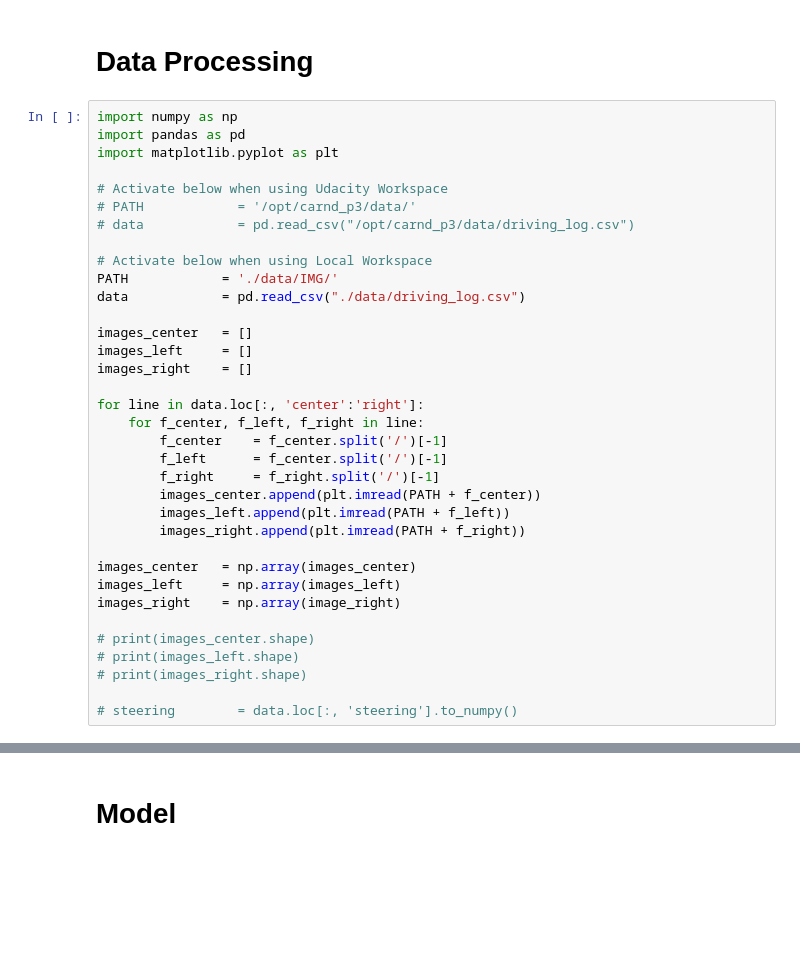
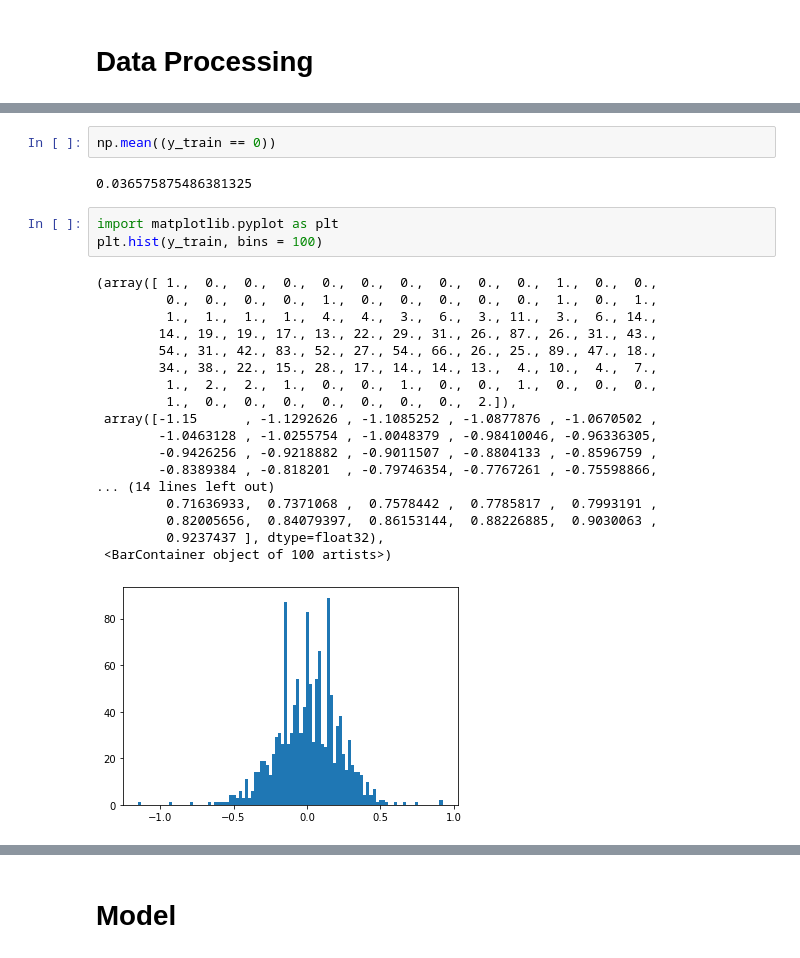
Before and after one commit to pjt9188/Udacity_SDC_Projects, a Jupyter notebook: Project4_BehavioralCloning/model.ipynb, the cells around one changed output, grey strips where cells are left out. Saved outputs shown, nothing was run; the diff lists cells and outputs as text; blank space fills up the shorter version.

Commit message:
[Project4 Behavioral Cloning] (거의 성공) 1. left, right cam이미지, steer 변형 추가 2. steer = 0 data 10%만  사용(left, right cam 이미지 사용 및 steer 변형) 3. 좌우반전 추가 4. Validation은 center image만 사용 5. model.h5 및 주행동영상

```diff
--- a/Project4_BehavioralCloning/model.ipynb
+++ b/Project4_BehavioralCloning/model.ipynb
@@ -1,37 +1,2 @@
 # %% [markdown]
 # Data Processing
-# %%
-import numpy as np
-import pandas as pd
-import matplotlib.pyplot as plt
-
-# Activate below when using Udacity Workspace
-# PATH            = '/opt/carnd_p3/data/'
-# data            = pd.read_csv("/opt/carnd_p3/data/driving_log.csv")
-
-# Activate below when using Local Workspace
-PATH            = './data/IMG/'
-data            = pd.read_csv("./data/driving_log.csv")
-
-images_center   = []
-images_left     = []
-images_right    = []
-
-for line in data.loc[:, 'center':'right']:
-    for f_center, f_left, f_right in line:
-        f_center    = f_center.split('/')[-1]
-        f_left      = f_center.split('/')[-1]
-        f_right     = f_right.split('/')[-1]
-        images_center.append(plt.imread(PATH + f_center))
-        images_left.append(plt.imread(PATH + f_left))
-        images_right.append(plt.imread(PATH + f_right))
-
-images_center   = np.array(images_center)
-images_left     = np.array(images_left)
-images_right    = np.array(image_right)
-
-# print(images_center.shape)
-# print(images_left.shape)
-# print(images_right.shape)
-
-# steering        = data.loc[:, 'steering'].to_numpy()
@@ -41,0 +187,26 @@ right
+# %%
+np.mean((y_train == 0))
+# %% [output]
+0.036575875486381325
+# %%
+import matplotlib.pyplot as plt
+plt.hist(y_train, bins = 100)
+# %% [output]
+(array([ 1.,  0.,  0.,  0.,  0.,  0.,  0.,  0.,  0.,  0.,  1.,  0.,  0.,
+         0.,  0.,  0.,  0.,  1.,  0.,  0.,  0.,  0.,  0.,  1.,  0.,  1.,
+         1.,  1.,  1.,  1.,  4.,  4.,  3.,  6.,  3., 11.,  3.,  6., 14.,
+        14., 19., 19., 17., 13., 22., 29., 31., 26., 87., 26., 31., 43.,
+        54., 31., 42., 83., 52., 27., 54., 66., 26., 25., 89., 47., 18.,
+        34., 38., 22., 15., 28., 17., 14., 14., 13.,  4., 10.,  4.,  7.,
+         1.,  2.,  2.,  1.,  0.,  0.,  1.,  0.,  0.,  1.,  0.,  0.,  0.,
+         1.,  0.,  0.,  0.,  0.,  0.,  0.,  0.,  2.]),
+ array([-1.15      , -1.1292626 , -1.1085252 , -1.0877876 , -1.0670502 ,
+        -1.0463128 , -1.0255754 , -1.0048379 , -0.98410046, -0.96336305,
+        -0.9426256 , -0.9218882 , -0.9011507 , -0.8804133 , -0.8596759 ,
+        -0.8389384 , -0.818201  , -0.79746354, -0.7767261 , -0.75598866,
+... (14 lines left out)
+         0.71636933,  0.7371068 ,  0.7578442 ,  0.7785817 ,  0.7993191 ,
+         0.82005656,  0.84079397,  0.86153144,  0.88226885,  0.9030063 ,
+         0.9237437 ], dtype=float32),
+ <BarContainer object of 100 artists>)
+[figure, added]
```
Also changed, not shown: parts of 3 cells of this notebook, 5 other files.
